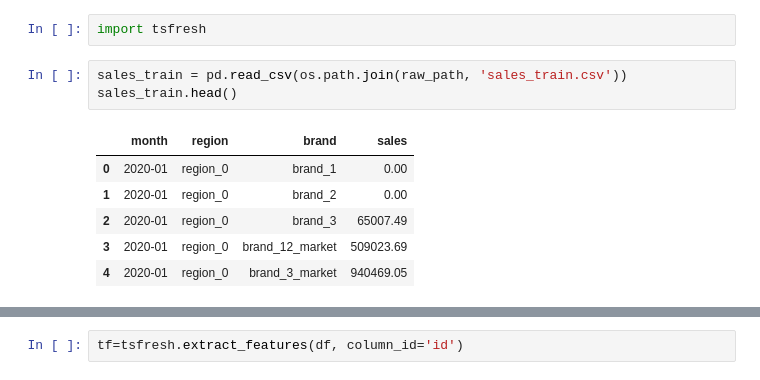
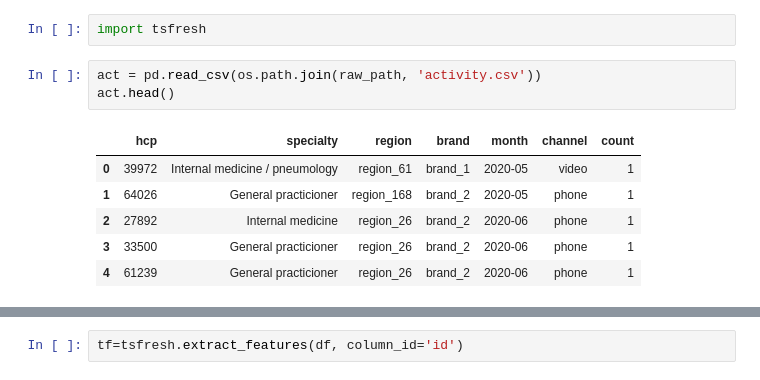
Before and after one commit to Bulbasaurzc/novartis-datathon-2021, a Jupyter notebook: notebooks/99_AS.ipynb, the cells around one changed output, grey strips where cells are left out. Drawn from its saved outputs; the diff is of its cells as text.

```diff
--- a/notebooks/99_AS.ipynb
+++ b/notebooks/99_AS.ipynb
@@ -5,12 +5,12 @@ from src.utilities import *
 # %%
 import tsfresh
 # %%
-sales_train = pd.read_csv(os.path.join(raw_path, 'sales_train.csv'))
-sales_train.head()
+act = pd.read_csv(os.path.join(raw_path, 'activity.csv'))
+act.head()
 # %% [output]
-|  | month | region | brand | sales |
-| 0 | 2020-01 | region_0 | brand_1 | 0.00 |
-| 1 | 2020-01 | region_0 | brand_2 | 0.00 |
-| 2 | 2020-01 | region_0 | brand_3 | 65007.49 |
-| 3 | 2020-01 | region_0 | brand_12_market | 509023.69 |
-| 4 | 2020-01 | region_0 | brand_3_market | 940469.05 |
+|  | hcp | specialty | region | brand | month | channel | count |
+| 0 | 39972 | Internal medicine / pneumology | region_61 | brand_1 | 2020-05 | video | 1 |
+| 1 | 64026 | General practicioner | region_168 | brand_2 | 2020-05 | phone | 1 |
+| 2 | 27892 | Internal medicine | region_26 | brand_2 | 2020-06 | phone | 1 |
+| 3 | 33500 | General practicioner | region_26 | brand_2 | 2020-06 | phone | 1 |
+| 4 | 61239 | General practicioner | region_26 | brand_2 | 2020-06 | phone | 1 |
```
Also changed, not shown: parts of 1 cell of this notebook, 7 other files.
